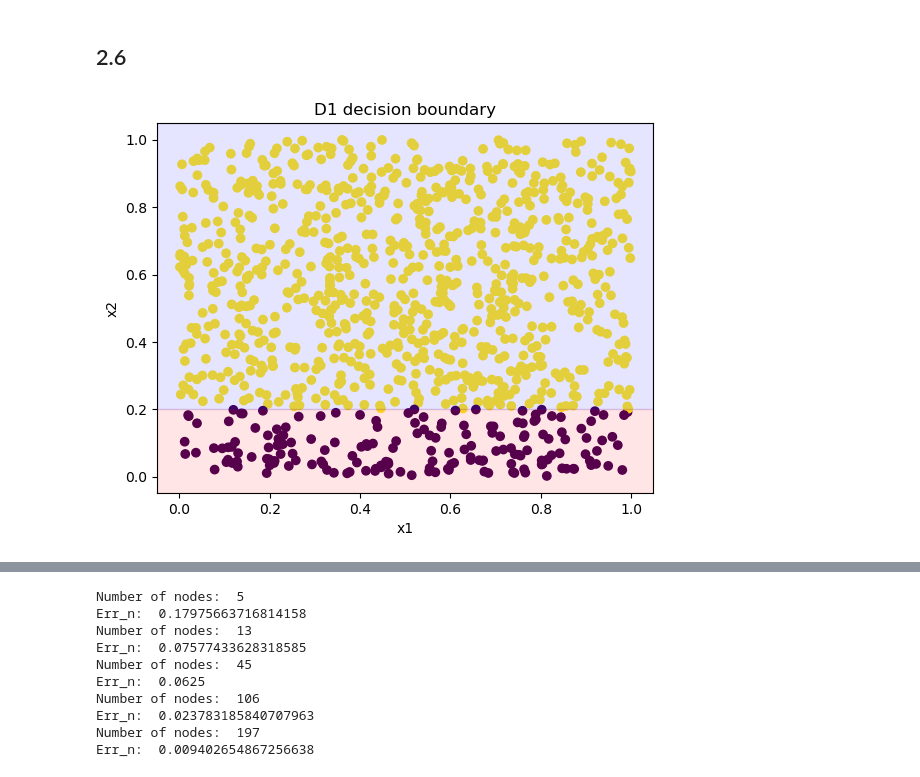
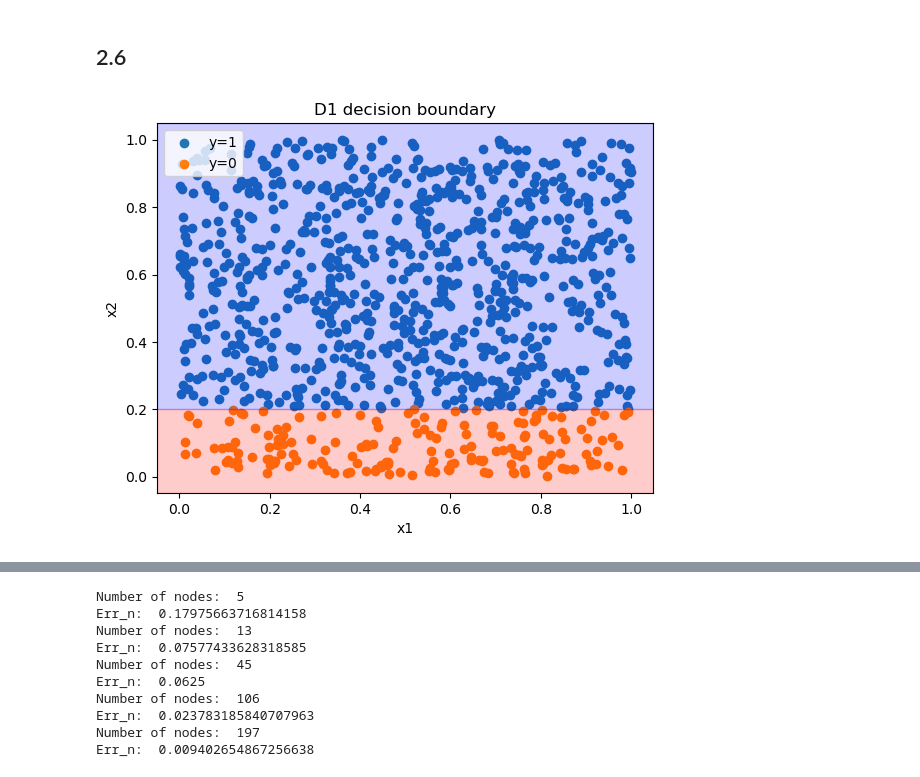
Before and after one commit to hparkailey/760ML, a Jupyter notebook: hw2_final.ipynb, the cells around one changed output, grey strips where cells are left out. Drawn from its saved outputs; the diff is of its cells as text; code cells hidden in the pictures.

```diff
--- a/hw2_final.ipynb
+++ b/hw2_final.ipynb
@@ -394,78 +381,60 @@ def find_boundaries(tree_dict, ax):
   return bounds
 
 def _find_areas_helper(tree_dict, area):
-    #print("TREE DICT IS ", tree_dict)
     # if it's a leaf, color in and return the rectangle
-    #print("Current dict is ", tree_dict)
     if isinstance(tree_dict, int):
-        #for key, val in tree_dict.items():
-        #if isinstance(val, int):
         area = copy.deepcopy(area)
         if tree_dict == 1:
-            #print("VAL1 ", area.get_x(), area.get_y())
             area.set_color("blue")
-            area.set_alpha(0.1)
+            area.set_alpha(0.2)
         else:
-            #print(tree_dict)
-            #print("VAL0 ", area.get_x(), area.get_y())
             area.set_color("red")
-            area.set_alpha(0.1)
+            area.set_alpha(0.2)
         return [area]
 
     elif isinstance(tree_dict, dict): # if branch
         area_x1, area_x2 = copy.deepcopy(area), copy.deepcopy(area)
 
         # if the current run is at a splitting condition
         if "left" not in tree_dict.keys():
             cond = list(tree_dict.keys())[0]
 
-            x1_le = r'x1<=-?(\d+\.\d+|\d+)'
-            x1_g = r'x1>-?(\d+\.\d+|\d+)'
-            x1_patterns = [x1_le, x1_g]
-            for pattern in x1_patterns:
-                match = re.search(pattern,cond)
-                if match:
-                    x1_num = float(match.group(1))
-                    #print("Setting area_x1 x to ", x1_num)
-                    area_x1.set_x(x1_num) #left coordinate
-                    #print("Setting area left width to ", area.get_width() - (x1_num - area.get_x()))
-                    area_x1.set_width(area.get_width() - (x1_num - area.get_x()))
-                    #print("Setting area right width to ", x1_num-area.get_x())
-                    area_x2.set_width(x1_num-area.get_x())
+            x1_le = r'x1<=(-?\d+\.\d+|\d+)'
+            match = re.search(x1_le,cond)
+            if match:
+                x1_num = float(match.group(1))
+                area_x1.set_x(x1_num) #left coordinate
+                area_x1.set_width(area.get_width() - (x1_num - area.get_x()))
+                area_x2.set_width(x1_num-area.get_x())
 
-            x2_le = r'x2<=-?(\d+\.\d+|\d+)'
-            x2_g = r'x2>-?(\d+\.\d+|\d+)'
-            x2_patterns = [x2_le, x2_g]
-            for pattern in x2_patterns:
-                match = re.search(pattern,cond)
-               # print(cond, match)
-                if match:
-                    x2_num = float(match.group(1))
-                    area_x1.set_y(x2_num) #set bottom coord
-                    #print("Setting area x1 y to ", x2_num)
-                    area_x1.set_height(area.get_height()-(x2_num-area.get_y()))
-                    #print("Setting area x1 height to ", area.get_height()-(x2_num-area.get_y()))
-                    area_x2.set_height(x2_num-area.get_y())
-                    #print("Setting area x2 height to ", x2_num-area.get_y())
+            x2_le = r'x2<=(-?\d+\.\d+|\d+)'
+            match = re.search(x2_le,cond)
+            if match:
+                x2_num = float(match.group(1))
+                area_x1.set_y(x2_num) #set bottom coord
+                area_x1.set_height(area.get_height()-(x2_num-area.get_y()))
+                area_x2.set_height(x2_num-area.get_y())
 
             next_tree_dict = tree_dict[cond]
             return _find_areas_helper(next_tree_dict["left"], area_x2) + _find_areas_helper(next_tree_dict["right"], area_x1)
 
-        # else: the current run is referencing another dict
 
         return _find_areas_helper(tree_dict["left"], area_x2) + _find_areas_helper(tree_dict["right"], area_x1)
 
 
 def draw_decision_bounds(tree_dict, data, title):
         fig, ax = plt.subplots()
-        ax.scatter(data.iloc[:,0],data.iloc[:,1], c=data.iloc[:,2])
+        data_ones, data_zeros = data[data.iloc[:,2] == 1], data[data.iloc[:,2] == 0]
+        ax.scatter(data_ones.iloc[:,0],data_ones.iloc[:,1], label="y=1")
+        ax.scatter(data_zeros.iloc[:,0],data_zeros.iloc[:,1], label="y=0")
+        ax.legend()
         boundaries = find_boundaries(tree_dict,ax)
         for bound in boundaries:
             ax.add_patch(bound)
         ax.set_xlabel("x1")
         ax.set_ylabel("x2")
         ax.set_title(title)
 
 draw_decision_bounds(d1_dict, d1, "D1 decision boundary")
 # %% [output]
-[figure, old version]
+[figure, new version]
```
Also changed, not shown: parts of 9 cells of this notebook.
